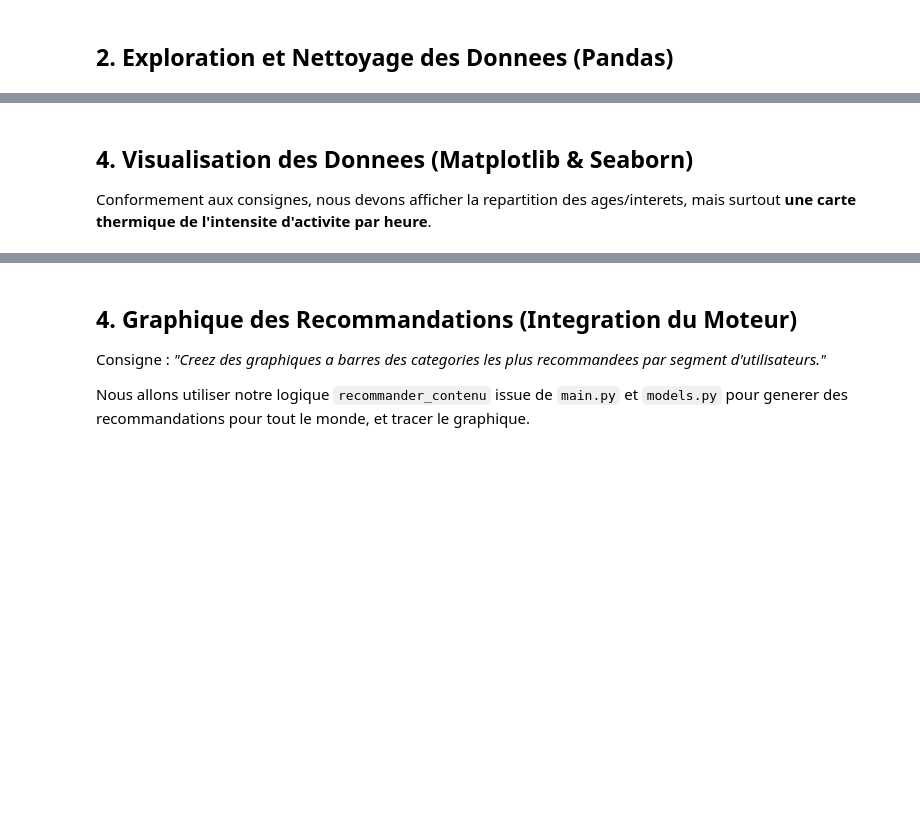
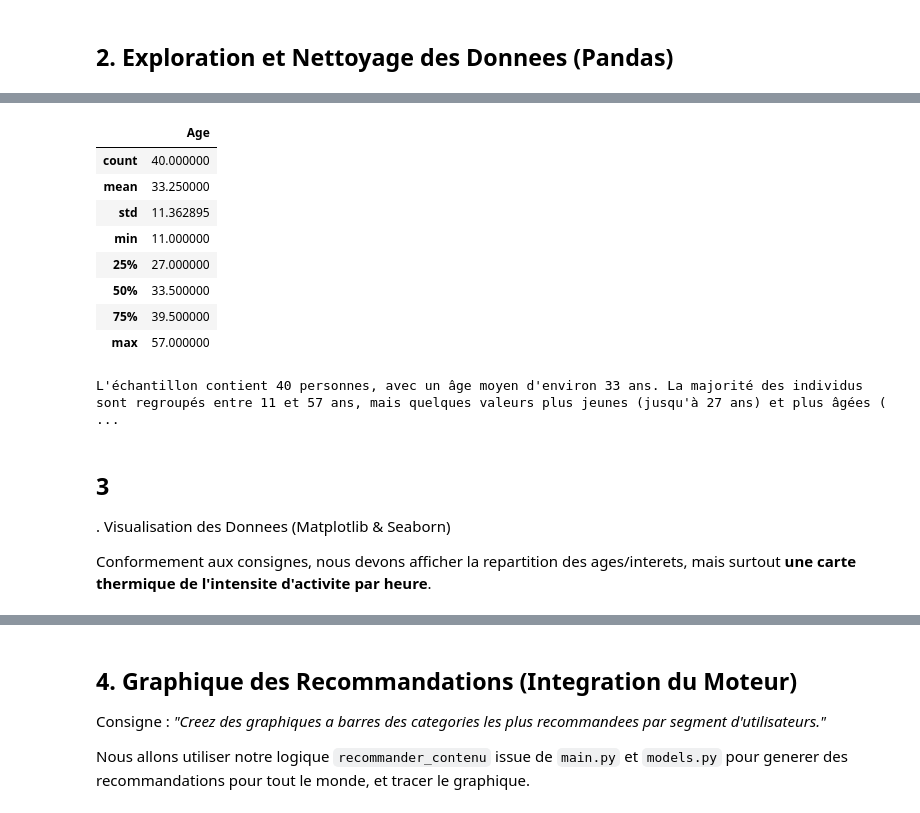
Before and after one commit to ZiaoKolo/Hackaton, a Jupyter notebook: content-recommender/notebooks/analyse_donnees.ipynb, the cells around one changed output, grey strips where cells are left out. Cells and saved outputs as stored; diff of their text form; code cells hidden in the pictures; blank space fills up the shorter version.

```diff
--- a/content-recommender/notebooks/analyse_donnees.ipynb
+++ b/content-recommender/notebooks/analyse_donnees.ipynb
@@ -259,5 +212,22 @@ Name: count, dtype: int64
+# %%
+df_clean.describe()
+# %% [output]
+|  | Age |
+| count | 40.000000 |
+| mean | 33.250000 |
+| std | 11.362895 |
+| min | 11.000000 |
+| 25% | 27.000000 |
+| 50% | 33.500000 |
+| 75% | 39.500000 |
+| max | 57.000000 |
+# %%
+print (f"L'échantillon contient {len(df_clean)} personnes, avec un âge moyen d'environ {df_clean['Age'].mean():.0f} ans. La majorité des individus sont regroupés entre {df_clean['Age'].min()} et {df_clean['Age'].max()} ans, mais quelques valeurs plus jeunes (jusqu'à {df_clean['Age'].quantile(0.25):.0f} ans) et plus âgées (jusqu'à {df_clean['Age'].quantile(0.75):.0f} ans) élargissent la dispersion globale. La proximité entre la moyenne et la médiane suggère une distribution globalement assez équilibrée, sans forte influence de valeurs extrêmes.")
+# %% [output]
+L'échantillon contient 40 personnes, avec un âge moyen d'environ 33 ans. La majorité des individus sont regroupés entre 11 et 57 ans, mais quelques valeurs plus jeunes (jusqu'à 27 ans) et plus âgées ( ...
 # %% [markdown]
-## 4. Visualisation des Donnees (Matplotlib & Seaborn)
+## 3
+. Visualisation des Donnees (Matplotlib & Seaborn)
 
 Conformement aux consignes, nous devons afficher la repartition des ages/interets, mais surtout **une carte thermique de l'intensite d'activite par heure**.
 # %%
```
Also changed, not shown: parts of 15 cells of this notebook, 3 other files.
